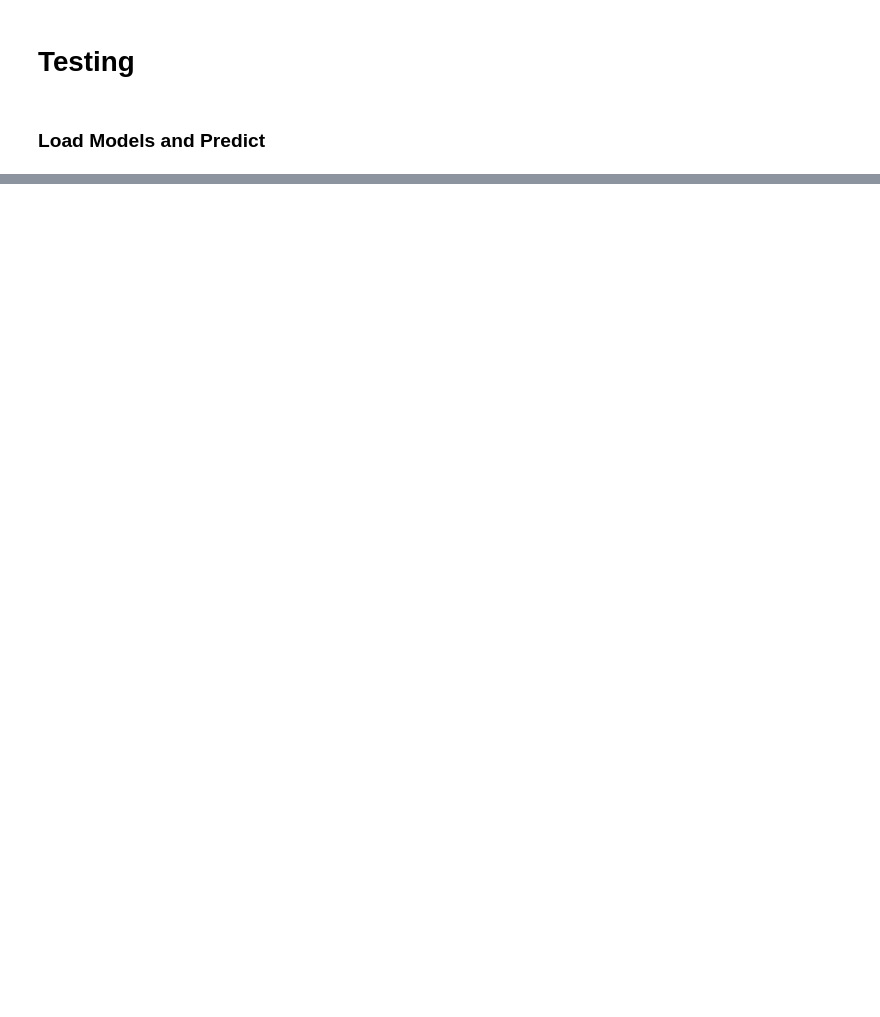
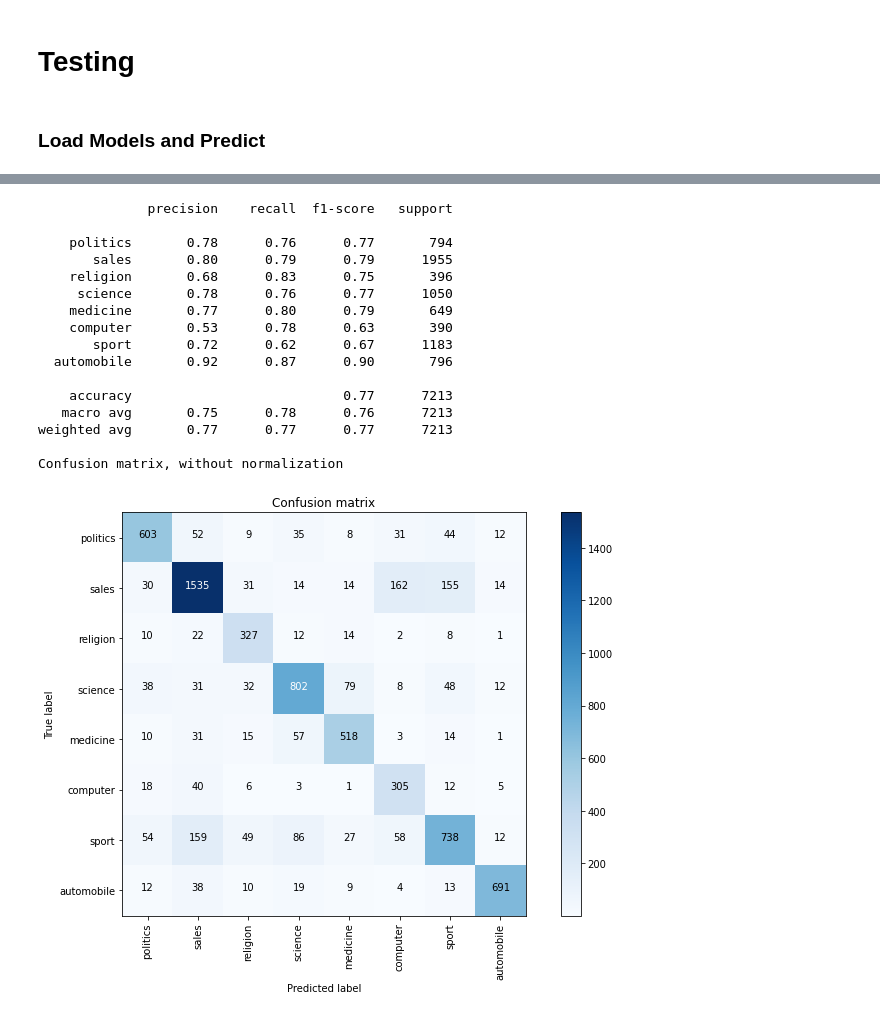
Before and after one commit to DataDavidProjects/UniversityProjects, a Jupyter notebook: Data Visualization and Text Mining/NLP/ProjectSummaryNLP.ipynb, the cells around one changed output, grey strips where cells are left out. Drawn from its saved outputs; the diff is of its cells as text; code cells hidden in the pictures; blank space fills up the shorter version.

```diff
--- a/Data Visualization and Text Mining/NLP/ProjectSummaryNLP.ipynb
+++ b/Data Visualization and Text Mining/NLP/ProjectSummaryNLP.ipynb
@@ -331,7 +341,7 @@ X_t = prep_pipeline.fit_transform(X)
 #++++++++++++++++++++++++++++++++++++++++++ Pipeline Defition and Params +++++++++++++++++++++++++++++++++
 
 # TF IDF DIMENSION will affect the model
-matrix_features  = 6000 # may it be an approximation of the min len of vocabolary per each category
+matrix_features  = 3000 # Optmized to best performance starting from 6000 , min lenght of vocabolary
 
 n_classes =y.nunique()
 
@@ -585,16 +626,32 @@ plot_confusion_matrix(cnf_matrix, classes=np.asarray(label_names), normalize=Fal
 # %%
 y_pred = np.argmax( keras_model_emb.model.predict( emb_class.transform(X_test_prep) )  , axis=-1 )
 
 cnf_matrix = confusion_matrix(y_test,y_pred)
 
 # Plot normalized confusion matrix
 fig = plt.figure()
-fig.set_size_inches(14, 12, forward=True)
+fig.set_size_inches(10, 7, forward=True)
 #fig.align_labels()
-
 label_names = df['label'].unique()
-
 print(classification_report(y_test,y_pred, target_names=label_names))
 # fig.subplots_adjust(left=0.0, right=1.0, bottom=0.0, top=1.0)
 plot_confusion_matrix(cnf_matrix, classes=np.asarray(label_names), normalize=False,
                       title='Confusion matrix')
+# %% [output]
+              precision    recall  f1-score   support
+
+    politics       0.78      0.76      0.77       794
+       sales       0.80      0.79      0.79      1955
+    religion       0.68      0.83      0.75       396
+     science       0.78      0.76      0.77      1050
+    medicine       0.77      0.80      0.79       649
+    computer       0.53      0.78      0.63       390
+       sport       0.72      0.62      0.67      1183
+  automobile       0.92      0.87      0.90       796
+
+    accuracy                           0.77      7213
+   macro avg       0.75      0.78      0.76      7213
+weighted avg       0.77      0.77      0.77      7213
+
+Confusion matrix, without normalization
+[figure, added]
```
Also changed, not shown: parts of 7 cells of this notebook, 2 other files.
